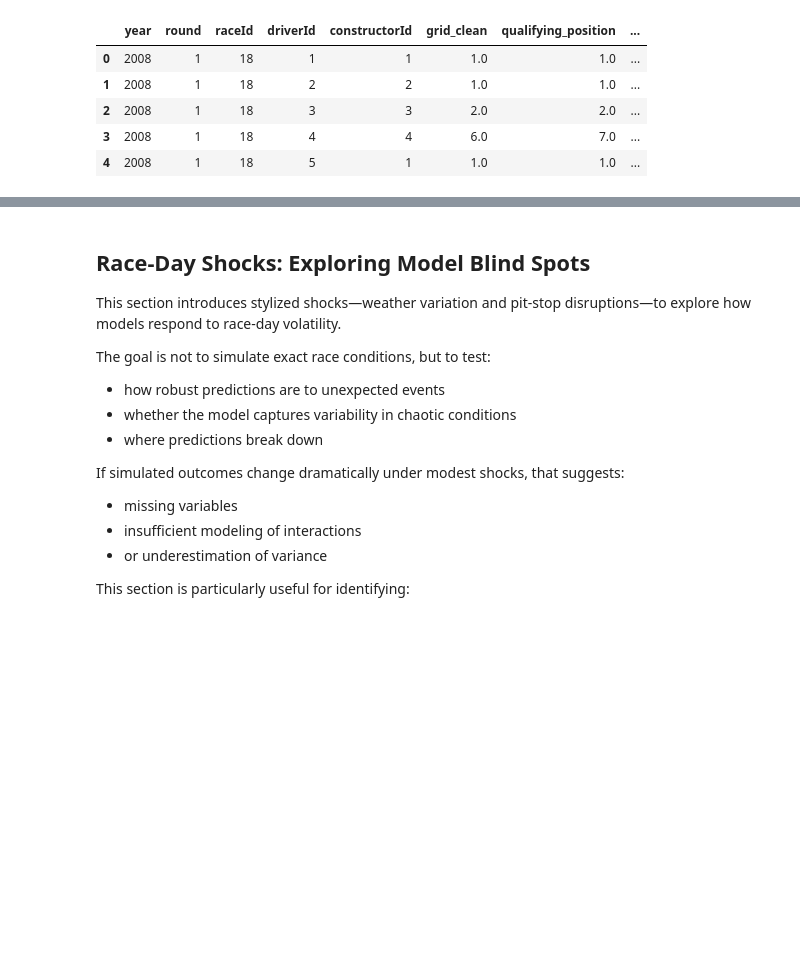
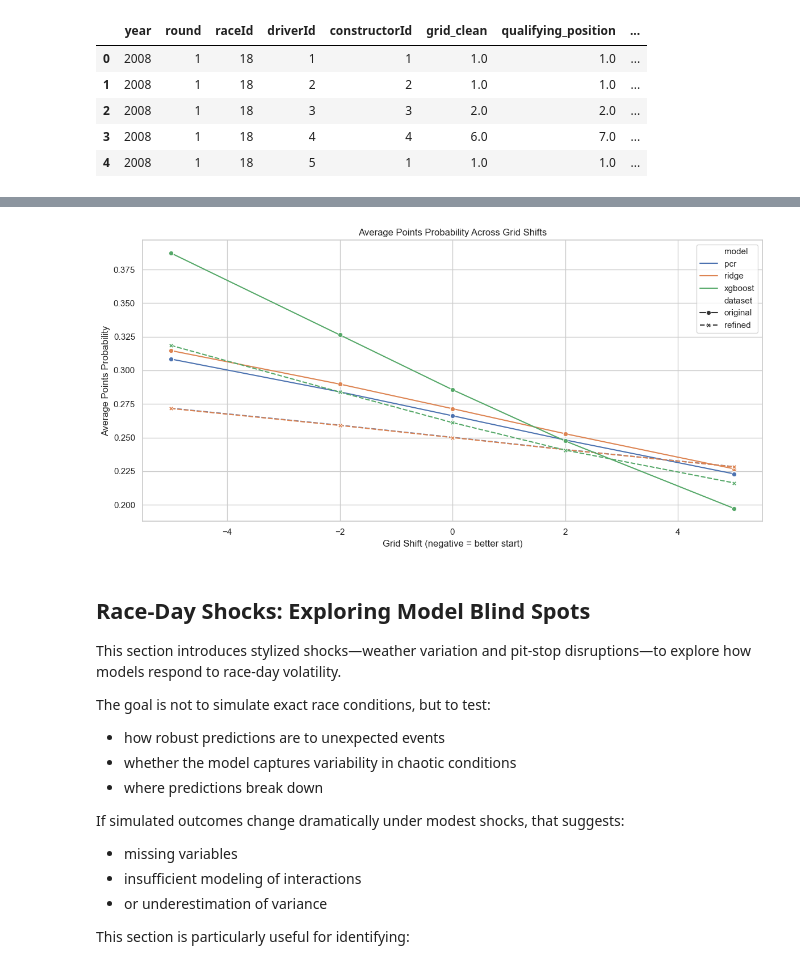
Before and after one commit to blackpaigestone/f1-worldchamp, a Jupyter notebook: 07_simulation_and_counterfactuals.ipynb, the cells around one changed output, grey strips where cells are left out. Cells and saved outputs as stored; diff of their text form; code cells hidden in the pictures; blank space fills up the shorter version.

```diff
--- a/07_simulation_and_counterfactuals.ipynb
+++ b/07_simulation_and_counterfactuals.ipynb
@@ -643,3 +735,22 @@ grid_shift_df["points_prob_proxy"] = np.where(
+# %%
+plot_df = counterfactual_df[counterfactual_df["target"] == "finish_position"]
+
+plt.figure(figsize=(12, 6))
+sns.lineplot(
+    data=plot_df,
+    x="grid_shift",
+    y="avg_points_prob",
+    hue="model",
+    style="dataset",
+    markers=True
+)
+plt.title("Average Points Probability Across Grid Shifts")
+plt.xlabel("Grid Shift (negative = better start)")
+plt.ylabel("Average Points Probability")
+plt.tight_layout()
+plt.show()
+# %% [output]
+[figure, added]
 # %% [markdown]
 ## Race-Day Shocks: Exploring Model Blind Spots
 
```
Also changed, not shown: parts of 25 cells of this notebook.
